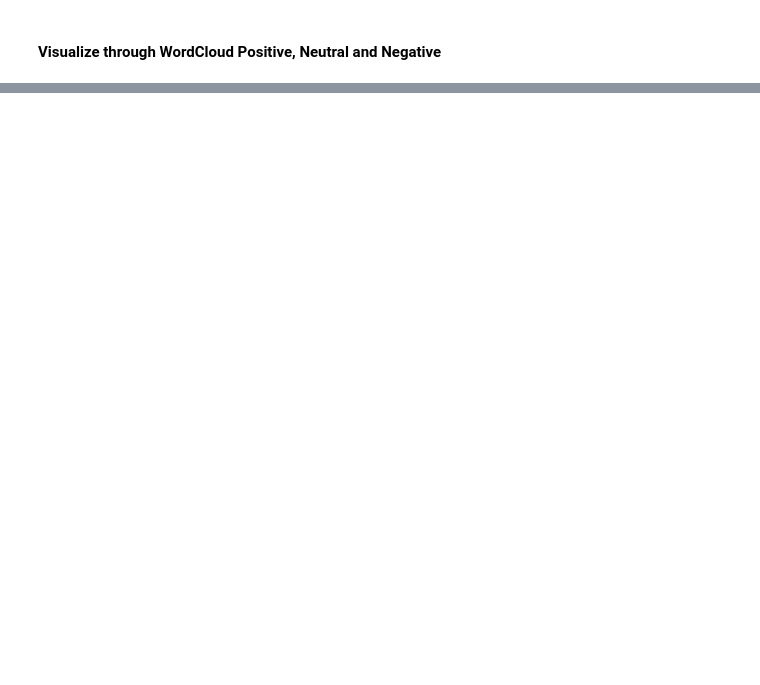
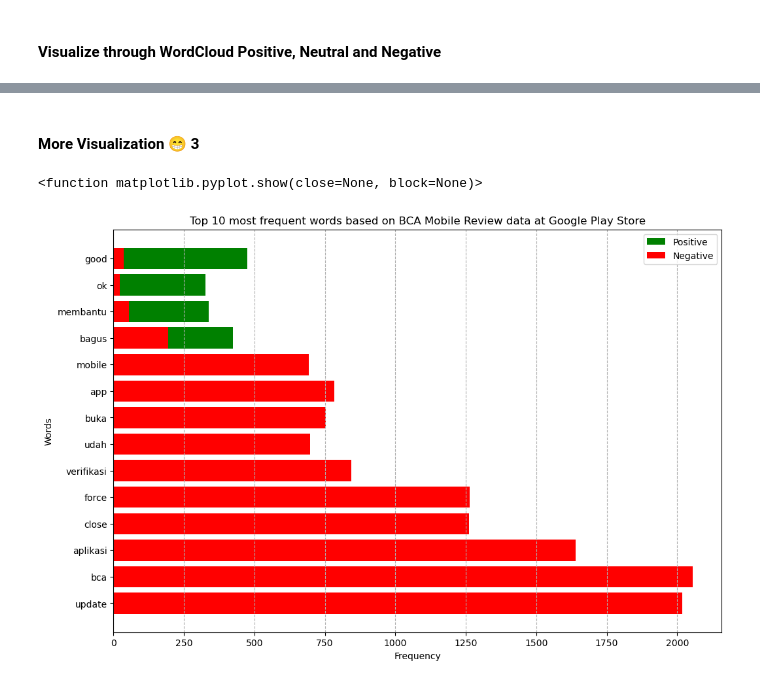
Before and after one commit to darrenxx3/Sentiment-Analysis-thesis-v2, a Jupyter notebook: dataexploration.ipynb, the cells around one changed output, grey strips where cells are left out. Drawn from its saved outputs; the diff is of its cells as text; code cells hidden in the pictures; blank space fills up the shorter version.

```diff
--- a/dataexploration.ipynb
+++ b/dataexploration.ipynb
@@ -217,0 +223,43 @@ plt.show()
+# %% [markdown]
+#### More Visualization 😁 3
+# %%
+from collections import Counter
+
+# calculate word frequencies for each sentiment
+positive_words = bca[bca["sentiment"] == 2]['processedwords']
+negative_words = bca[bca["sentiment"] == 0]['processedwords']
+neutral_words = bca[bca["sentiment"] == 1]['processedwords']
+
+positive_frequen = Counter([word for words in positive_words for word in words])
+negative_frequen = Counter([word for words in negative_words for word in words])
+neutral_words_frequen = Counter([word for words in neutral_words  for word in words])
+
+# Get top 10 words from each sentiment
+
+top_n = 10
+top_positive = [word for word, _ in positive_frequen.most_common(top_n)]
+top_negative = [word for word, _ in negative_frequen.most_common(top_n)]
+
+#combine words and create DataFrame
+combined_words = list(set(top_positive+top_negative))
+bca_combined = pd.DataFrame({'word':combined_words})
+bca_combined['positive'] = bca_combined['word'].apply(lambda x: positive_frequen.get(x,0 ))
+bca_combined['negative'] = bca_combined['word'].apply(lambda x: negative_frequen.get(x,0))
+
+# Sort
+bca_combined['diff'] = bca_combined['positive'] - bca_combined['negative']
+bca_sorted = bca_combined.sort_values('diff', ascending=True)
+
+#Plot the visualization
+plt.figure(figsize=(12,8))
+plt.barh(bca_sorted['word'], bca_sorted['positive'], color='green', label='Positive')
+plt.barh(bca_sorted['word'], bca_sorted['negative'], color='red', label='Negative')
+plt.xlabel('Frequency')
+plt.ylabel("Words")
+plt.title('Top 10 most frequent words based on BCA Mobile Review data at Google Play Store')
+plt.legend()
+plt.grid(axis='x', linestyle='--')
+plt.show
+# %% [output]
+<function matplotlib.pyplot.show(close=None, block=None)>
+[figure, added]
```
Also changed, not shown: parts of 9 cells of this notebook, 3 other files.
